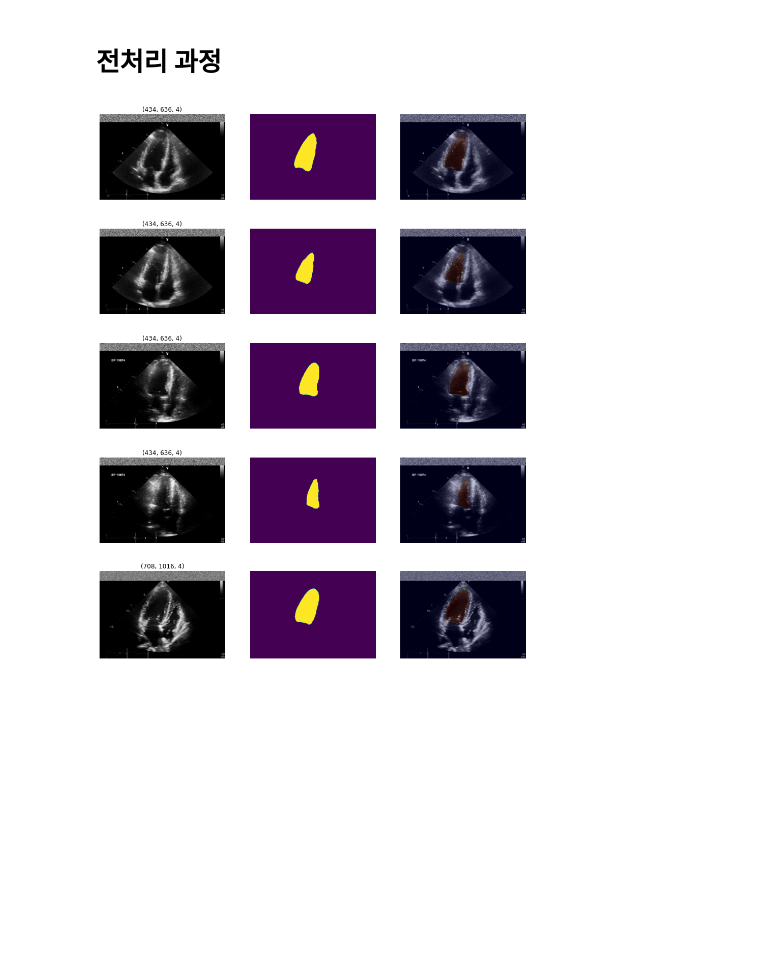
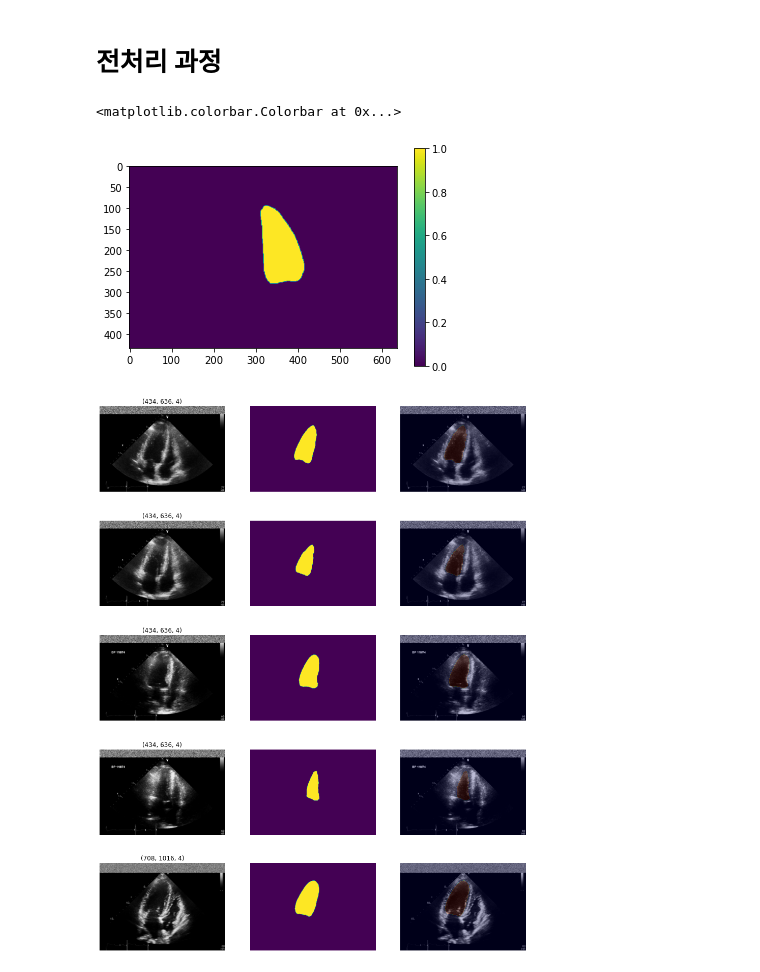
Before and after one commit to DMkelllog/Heart_Disease_Datathon_2021, a Jupyter notebook: data_info.ipynb, the cells around one changed output. Saved outputs shown, nothing was run; the diff lists cells and outputs as text; code cells hidden in the pictures; blank space fills up the shorter version.

Commit message:
mask preprocess

```diff
--- a/data_info.ipynb
+++ b/data_info.ipynb
@@ -6,6 +6,12 @@ import numpy as np
 import os
 
 from torchvision import transforms
+# %%
+plt.imshow(mask)
+plt.colorbar()
+# %% [output]
+<matplotlib.colorbar.Colorbar at 0x...>
+[figure, added]
 # %%
 # subplots
 fig, ax = plt.subplots(5, 3, figsize=(15, 20))
```
Also changed, not shown: parts of 4 cells of this notebook, 1 other file.
